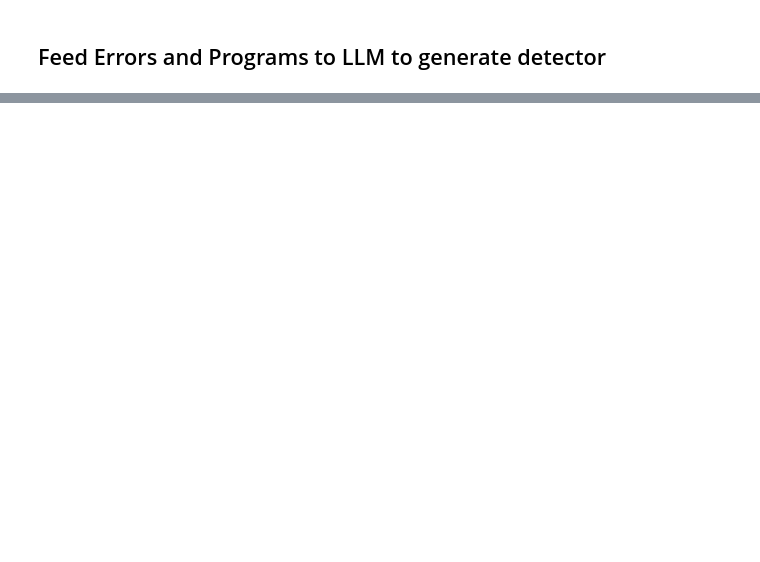
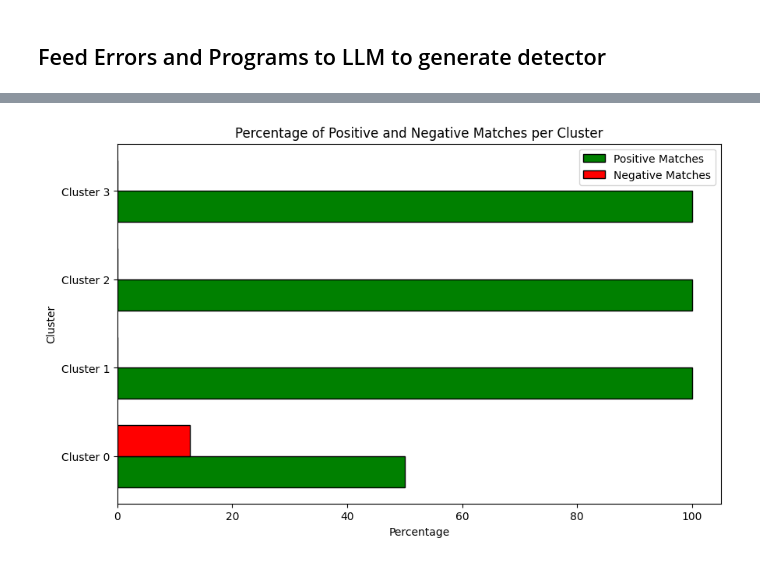
Before and after one commit to sola-st/qite-quantum-platform-testing, a Jupyter notebook: notebooks/003_001_Cluster_Error_Messages_Auto_Label.ipynb, the cells around one changed output, grey strips where cells are left out. Drawn from its saved outputs; the diff is of its cells as text; code cells hidden in the pictures; blank space fills up the shorter version.

```diff
--- a/notebooks/003_001_Cluster_Error_Messages_Auto_Label.ipynb
+++ b/notebooks/003_001_Cluster_Error_Messages_Auto_Label.ipynb
@@ -656,7 +693,7 @@
 
 
 # Query the language model with the generated prompt
-response = query_model(rendered, model_id="gp-4o-mini")
+response = query_model(rendered, model_id=AI_MODEL)
 print("=== Response ===")
 print(response)
 print("===============")
@@ -687,5 +784,5 @@ def recognize_error(error_message: str, file_content: str) -> bool:
 # %%
-def evaluate_matching_metrics(df_test_data: pd.DataFrame, sample_size: int = 15, df_rest: pd.DataFrame = None) -> None:
+def evaluate_matching_metrics(df_test_data: pd.DataFrame, sample_size: int = 3, df_rest: pd.DataFrame = None) -> Dict[str, float]:
     """
     Evaluate the matching metrics and print the results.
 
@@ -693,24 +790,33 @@ def evaluate_matching_metrics(df_test_data: pd.DataFrame, sample_size: int = 15,
     df_test_data (pd.DataFrame): The dataframe containing test data with 'matched' column.
     sample_size (int): The number of unmatched errors to sample and print. Default is 15.
     """
+    report = {}
+
     # Calculate the percentage of matched errors
     matched_percentage = df_test_data['matched'].mean() * 100
     print(colored(f"Percentage of matched errors: {matched_percentage:.2f}% (higher is better)", 'cyan'))
+    report['perc_positive_examples_matched'] = matched_percentage
+
 
     # Print some unmatched errors
     sample_size = min(sample_size, df_test_data[~df_test_data['matched']].shape[0])
     df_unmatched = df_test_data[~df_test_data['matched']].sample(sample_size, random_state=42)
     for _, row in df_unmatched.iterrows():
+        print(colored("-" * 80, 'red'))
+        print(colored(f"Examples of unmatched errors:", 'red'))
         print(colored(f"Error message: {row['exception_message']}", 'red'))
         print(colored(f"File content: {row['essential_file_content']}", 'red'))
         print(colored("-" * 80, 'red'))
     if sample_size == 0:
         print(colored("All errors matched successfully!", 'green'))
 
-    if code_recognizer is not None and df_rest is not None:
+    if df_rest is not None:
         # Calculate the percentage of df_rest that is matched
         matched_percentage_complement = df_rest['matched'].mean() * 100
         print(colored(f"Percentage of matched errors (on complement): {matched_percentage_complement:.2f}% (lower is better)", 'red'))
+        report['perc_negative_examples_matched'] = matched_percentage_complement
+
+    return report
 # %%
 from termcolor import colored
 
@@ -883,0 +969,35 @@ def recognize_error(error_message: str, file_content: str) -> bool:
+# %%
+import numpy as np
+
+import matplotlib.pyplot as plt
+
+# Extract data from the results dictionary
+clusters = list(results.keys())
+positive_matches = [results[cluster]['perc_positive_examples_matched'] for cluster in clusters]
+negative_matches = [results[cluster]['perc_negative_examples_matched'] for cluster in clusters]
+
+# Define the bar width
+bar_width = 0.35
+
+# Define the positions of the bars
+r1 = np.arange(len(clusters))
+r2 = [x + bar_width for x in r1]
+
+# Create the horizontal bar chart
+fig, ax = plt.subplots(figsize=(10, 6))
+
+ax.barh(r1, positive_matches, color='green', height=bar_width, edgecolor='black', label='Positive Matches')
+ax.barh(r2, negative_matches, color='red', height=bar_width, edgecolor='black', label='Negative Matches')
+
+# Add labels
+ax.set_xlabel('Percentage')
+ax.set_ylabel('Cluster')
+ax.set_title('Percentage of Positive and Negative Matches per Cluster')
+ax.set_yticks([r + bar_width / 2 for r in range(len(clusters))])
+ax.set_yticklabels([f'Cluster {cluster}' for cluster in clusters])
+ax.legend()
+
+# Show the plot
+plt.show()
+# %% [output]
+[figure, added]
```
Also changed, not shown: parts of 19 cells of this notebook.
